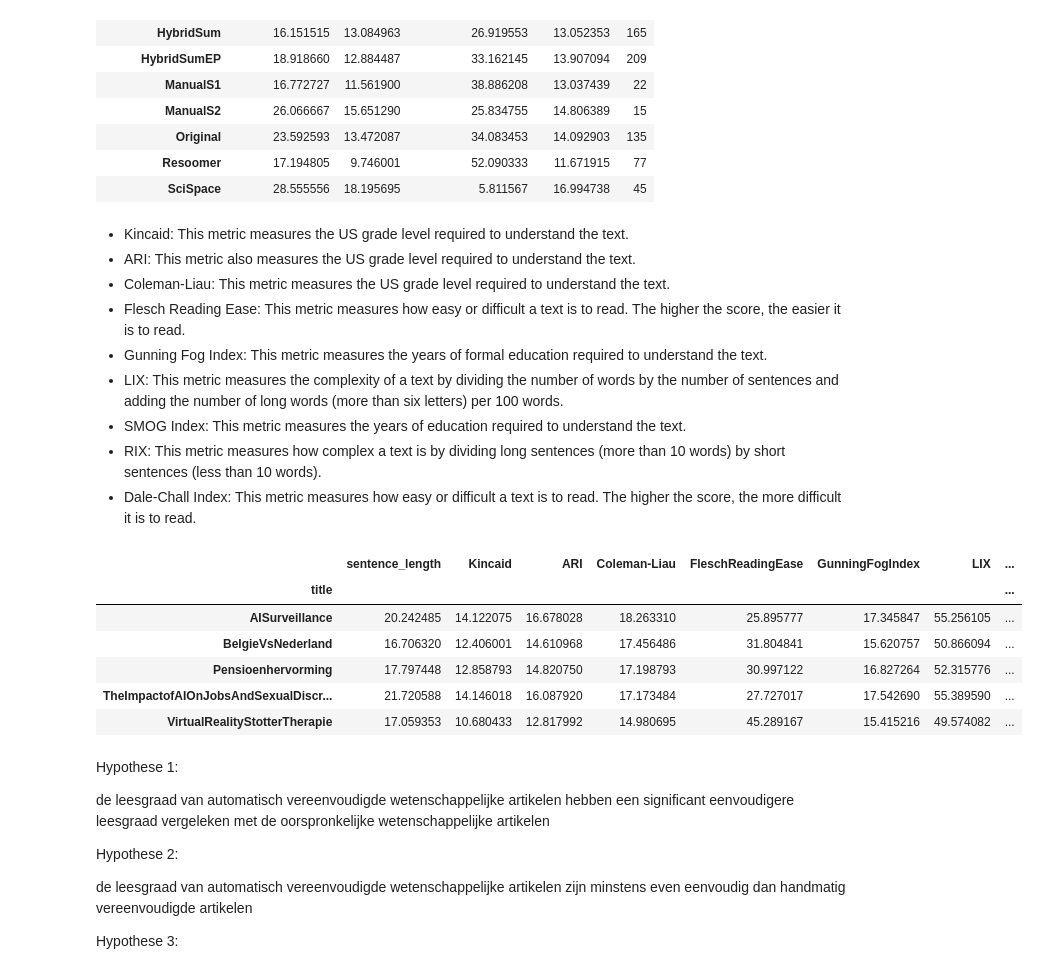
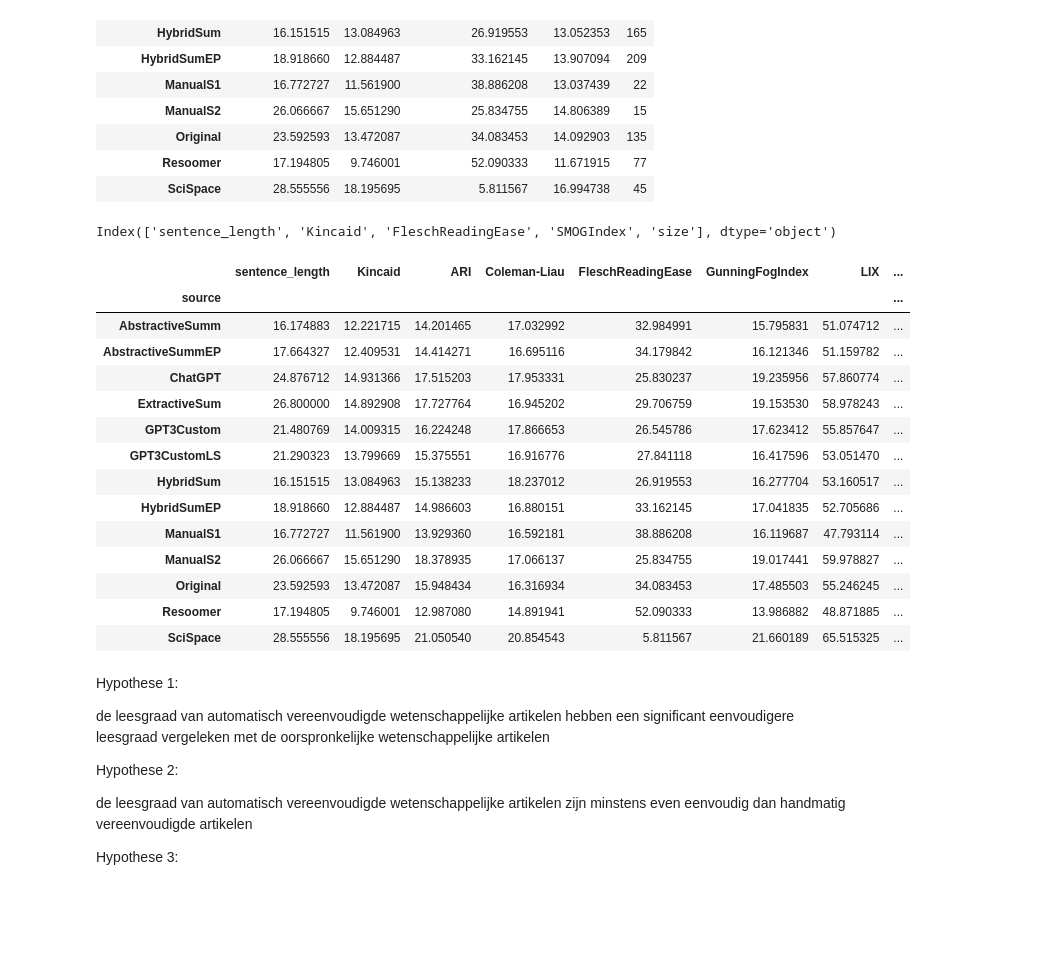
Before and after one commit to dylancluyse/bachelorproef-nlp-tekstvereenvoudiging, a Jupyter notebook: scripts/text-analysis.ipynb, the cells around one changed output. Drawn from its saved outputs; the diff is of its cells as text; code cells hidden in the pictures; blank space fills up the shorter version.

```diff
--- a/scripts/text-analysis.ipynb
+++ b/scripts/text-analysis.ipynb
@@ -41,6 +98,10 @@ result
 | Original | 23.592593 | 13.472087 | 34.083453 | 14.092903 | 135 |
 | Resoomer | 17.194805 | 9.746001 | 52.090333 | 11.671915 | 77 |
 | SciSpace | 28.555556 | 18.195695 | 5.811567 | 16.994738 | 45 |
+# %%
+result.columns
+# %% [output]
+Index(['sentence_length', 'Kincaid', 'FleschReadingEase', 'SMOGIndex', 'size'], dtype='object')
 # %%
 sentence_info = df[['source','tobeverb','auxverb','conjunction','pronoun','preposition', 'nominalization', 'interrogative','article','subordination']]
 
@@ -51,26 +112,24 @@ result = grouped_sum.join(grouped_size.to_frame(name='size'))
 
 for i in sentence_info.columns[1:]:
     result[i] = result[i] / result['size']
-# %% [markdown]
-* Kincaid: This metric measures the US grade level required to understand the text.
-* ARI: This metric also measures the US grade level required to understand the text.
-* Coleman-Liau: This metric measures the US grade level required to understand the text.
-* Flesch Reading Ease: This metric measures how easy or difficult a text is to read. The higher the score, the easier it is to read.
-* Gunning Fog Index: This metric measures the years of formal education required to understand the text.
-* LIX: This metric measures the complexity of a text by dividing the number of words by the number of sentences and adding the number of long words (more than six letters) per 100 words.
-* SMOG Index: This metric measures the years of education required to understand the text.
-* RIX: This metric measures how complex a text is by dividing long sentences (more than 10 words) by short sentences (less than 10 words).
-* Dale-Chall Index: This metric measures how easy or difficult a text is to read. The higher the score, the more difficult it is to read.
 # %%
-df.groupby(['title']).mean()
+df.groupby(['source']).mean()
 # %% [output]
 |  | sentence_length | Kincaid | ARI | Coleman-Liau | FleschReadingEase | GunningFogIndex | LIX | ... |
-| title |  |  |  |  |  |  |  | ... |
-| AISurveillance | 20.242485 | 14.122075 | 16.678028 | 18.263310 | 25.895777 | 17.345847 | 55.256105 | ... |
-| BelgieVsNederland | 16.706320 | 12.406001 | 14.610968 | 17.456486 | 31.804841 | 15.620757 | 50.866094 | ... |
-| Pensioenhervorming | 17.797448 | 12.858793 | 14.820750 | 17.198793 | 30.997122 | 16.827264 | 52.315776 | ... |
-| TheImpactofAIOnJobsAndSexualDiscr... | 21.720588 | 14.146018 | 16.087920 | 17.173484 | 27.727017 | 17.542690 | 55.389590 | ... |
-| VirtualRealityStotterTherapie | 17.059353 | 10.680433 | 12.817992 | 14.980695 | 45.289167 | 15.415216 | 49.574082 | ... |
+| source |  |  |  |  |  |  |  | ... |
+| AbstractiveSumm | 16.174883 | 12.221715 | 14.201465 | 17.032992 | 32.984991 | 15.795831 | 51.074712 | ... |
+| AbstractiveSummEP | 17.664327 | 12.409531 | 14.414271 | 16.695116 | 34.179842 | 16.121346 | 51.159782 | ... |
+| ChatGPT | 24.876712 | 14.931366 | 17.515203 | 17.953331 | 25.830237 | 19.235956 | 57.860774 | ... |
+| ExtractiveSum | 26.800000 | 14.892908 | 17.727764 | 16.945202 | 29.706759 | 19.153530 | 58.978243 | ... |
+| GPT3Custom | 21.480769 | 14.009315 | 16.224248 | 17.866653 | 26.545786 | 17.623412 | 55.857647 | ... |
+| GPT3CustomLS | 21.290323 | 13.799669 | 15.375551 | 16.916776 | 27.841118 | 16.417596 | 53.051470 | ... |
+| HybridSum | 16.151515 | 13.084963 | 15.138233 | 18.237012 | 26.919553 | 16.277704 | 53.160517 | ... |
+| HybridSumEP | 18.918660 | 12.884487 | 14.986603 | 16.880151 | 33.162145 | 17.041835 | 52.705686 | ... |
+| ManualS1 | 16.772727 | 11.561900 | 13.929360 | 16.592181 | 38.886208 | 16.119687 | 47.793114 | ... |
+| ManualS2 | 26.066667 | 15.651290 | 18.378935 | 17.066137 | 25.834755 | 19.017441 | 59.978827 | ... |
+| Original | 23.592593 | 13.472087 | 15.948434 | 16.316934 | 34.083453 | 17.485503 | 55.246245 | ... |
+| Resoomer | 17.194805 | 9.746001 | 12.987080 | 14.891941 | 52.090333 | 13.986882 | 48.871885 | ... |
+| SciSpace | 28.555556 | 18.195695 | 21.050540 | 20.854543 | 5.811567 | 21.660189 | 65.515325 | ... |
 # %% [markdown]
 Hypothese 1:
 
```
Also changed, not shown: parts of 5 cells of this notebook, 19 other files.
